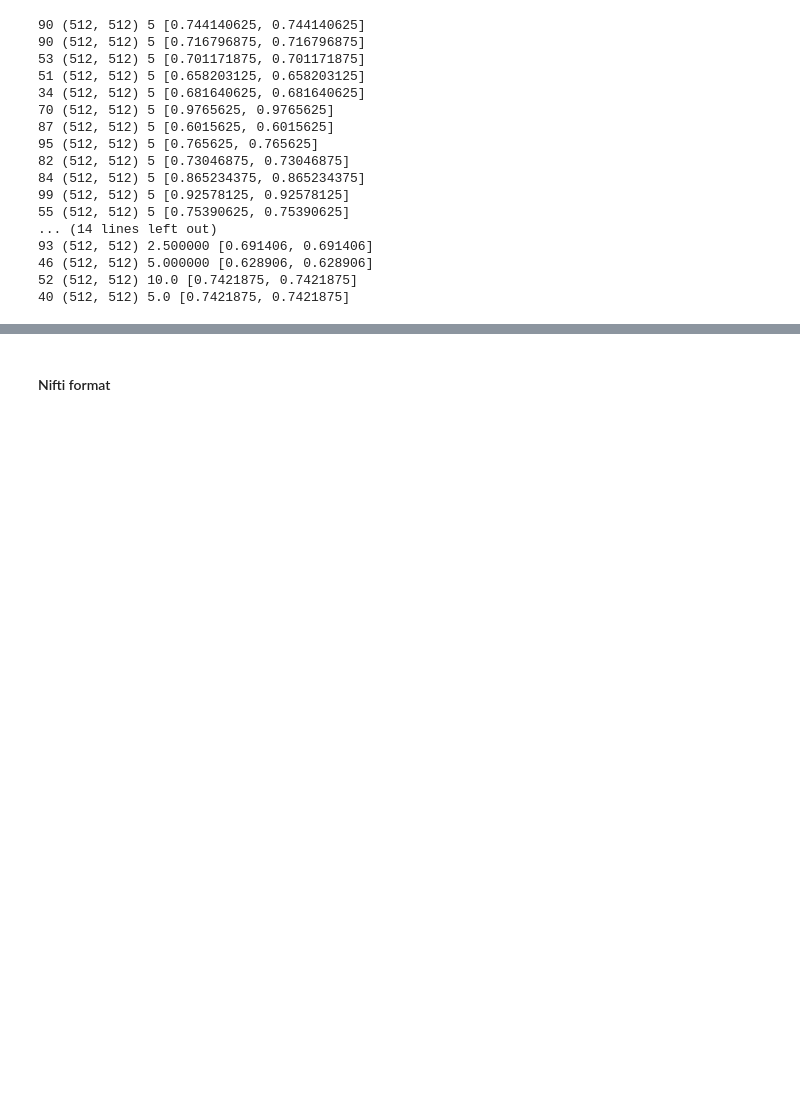
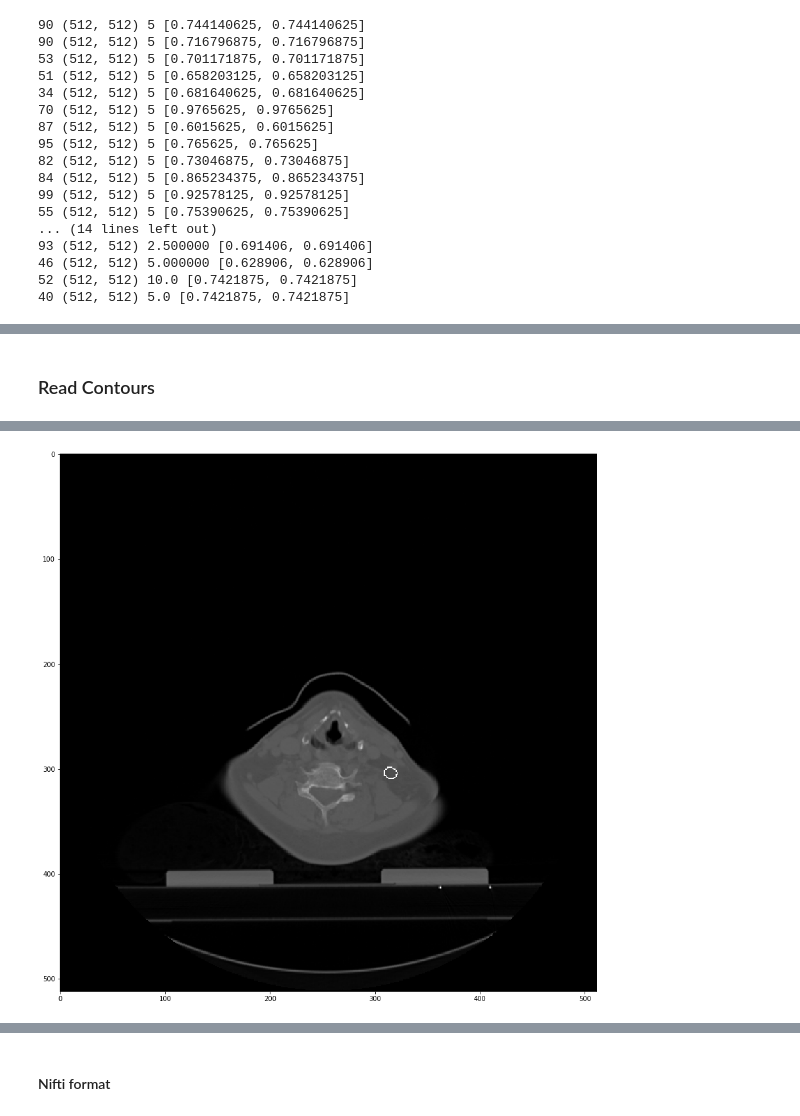
Before and after one commit to kaamka/dicom-pipeline, a Jupyter notebook: Read-and-visualize-DICOM.ipynb, the cells around one changed output, grey strips where cells are left out. Cells and saved outputs as stored; diff of their text form; code cells hidden in the pictures; blank space fills up the shorter version.

Commit message:
sucessfully read DICOM-RT

```diff
--- a/Read-and-visualize-DICOM.ipynb
+++ b/Read-and-visualize-DICOM.ipynb
@@ -604,0 +667,79 @@ Shape after resampling   (381, 381, 450)
+# %% [markdown]
+### Read Contours
+# %%
+def showOpencvImage(image, isGray=False):
+    fig = plt.figure(figsize=(15, 15))
+    plt.imshow(image, cmap = 'gray')
+#    plt.xticks([]), plt.yticks([])  # to hide tick values on X and Y axis
+    plt.show()
+# %%
+#Read RT Struct
+# https://dicom.innolitics.com/ciods/ct-image/image-plane/00200037
+# https://dicom.innolitics.com/ciods/rt-structure-set/roi-contour/30060039/30060040/30060050
+
+
+path = '../../Team-NET/data/new/HEAD-NECK-RADIOMICS-HN1/HN1004/04-03-2019-CT-25477/54147/'
+rt_struct_file = '../../Team-NET/data/new/HEAD-NECK-RADIOMICS-HN1/HN1004/04-03-2019-CT-25477/54147/1-1.dcm'
+
+
+ds = pydicom.dcmread(rt_struct_file)
+
+print(ds.dir())
+print(ds.SOPClassUID)
+
+
+if (ds.SOPClassUID == "1.2.840.10008.5.1.4.1.1.481.3"):
+
+    print('\n')
+    print('Structures len = ', len(ds.StructureSetROISequence))
+    print('ROIs len = ',len(ds.ROIContourSequence))
+    print('\n')
+    structID = 10
+
+    ROI = [ds.ROIContourSequence[u] for u in range(len(ds.ROIContourSequence)) if ds.ROIContourSequence[u].ReferencedROINumber == ds.StructureSetROISequence[structID].ROINumber][0]
+
+    print(ds.StructureSetROISequence[structID].ROINumber,ROI.ReferencedROINumber)
+    print('\n')
+    print(ds.StructureSetROISequence[structID])
+    print('\n')
+#     print(ROI)
+#     print(ROI.dir())
+
+    for seq in ROI.ContourSequence:
+        print(seq.ContourImageSequence[0][0x0008, 0x1155].value)
+        #print(seq.ContourImageSequence[0][0x0008, 0x1155].value)               # CT image
+        #print(seq.ContourData)                                                 # Contour points
+
+#         dicImage = pydicom.dcmread(path+'CT/CT.' + seq.ContourImageSequence[0][0x0008, 0x1155].value + '.dcm')
+        dicImage = pydicom.dcmread(path + seq.ContourImageSequence[0][0x0008, 0x1155].value + '.dcm')
+        #print(dicImage[0x0020, 0x0037].value)       # Image orientation
+        #print(dicImage[0x0020, 0x0032].value)       # Image origin
+        #print(dicImage[0x0028, 0x0030].value)       # Pixel spacing
+
+        M = np.zeros((3,3),dtype = np.float32)
+        M[0,0] = dicImage[0x0020, 0x0037].value[1]* dicImage[0x0028, 0x0030].value[0]
+        M[1,0] = dicImage[0x0020, 0x0037].value[0]* dicImage[0x0028, 0x0030].value[0]
+        M[0,1] = dicImage[0x0020, 0x0037].value[4]* dicImage[0x0028, 0x0030].value[1]
+        M[1,1] = dicImage[0x0020, 0x0037].value[3]* dicImage[0x0028, 0x0030].value[1]
+        M[0,2] = dicImage[0x0020, 0x0032].value[0]
+        M[1,2] = dicImage[0x0020, 0x0032].value[1]
+        M[2,2] = 1.0
+        M = np.linalg.inv(M)
+        points = np.swapaxes(np.reshape(seq.ContourData,(-1,3)),0,1)
+        points[2,:].fill(1)
+        points = np.dot(M,points)[:2,:]
+#        print(points)
+
+        big = int(np.max(dicImage.pixel_array))
+#        print(big)
+        for id in range(points.shape[1]-1):
+            cv2.line(dicImage.pixel_array,(int(points[1,id]),int(points[0,id])),(int(points[1,id+1]),int(points[0,id+1])),big,1)
+#            dicImage.pixel_array[int(points[0,id]),int(points[1,id])] = big-id*40
+        cv2.line(dicImage.pixel_array,(int(points[1,points.shape[1]-1]),int(points[0,points.shape[1]-1])),(int(points[1,0]),int(points[0,0])),big,1)
+
+#        print(seq.dir())
+#        print(seq.ContourGeometricType)
+        showOpencvImage(dicImage.pixel_array)
+
+        break
+# %% [output]
@@ -604,0 +764 @@ Shape after resampling   (381, 381, 450)
+[figure, added]
```
Also changed, not shown: parts of 35 cells of this notebook.
